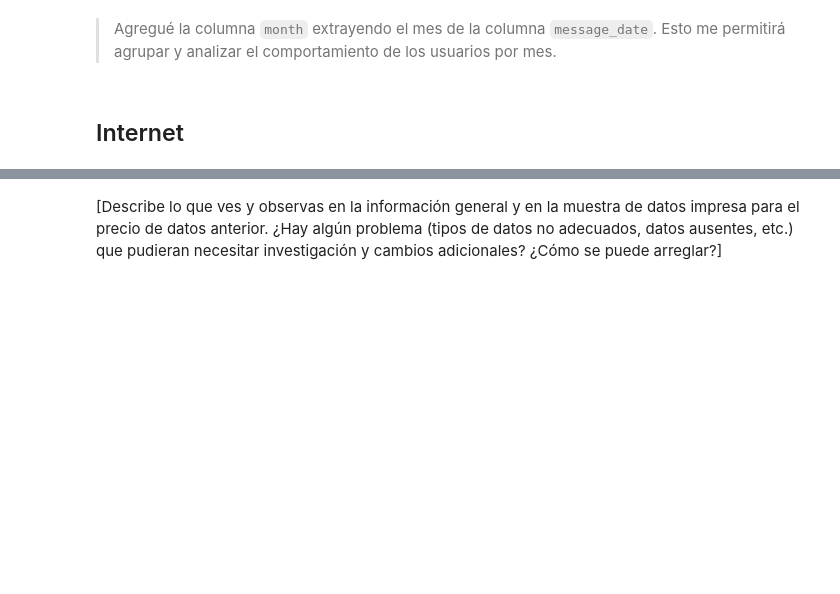
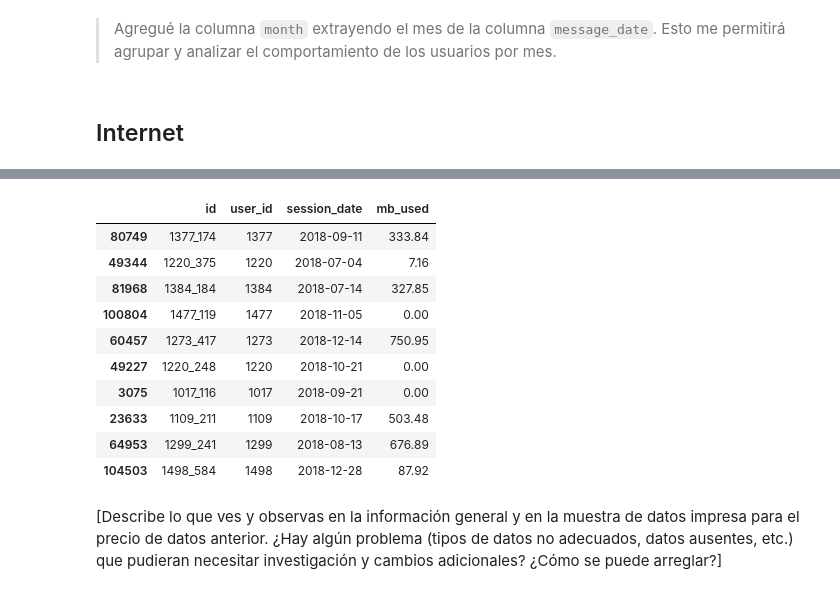
Before and after one commit to Davichobacter/data_science_tt, a Jupyter notebook: notebook.ipynb, the cells around one changed output, grey strips where cells are left out. Saved outputs shown, nothing was run; the diff lists cells and outputs as text; code cells hidden in the pictures; blank space fills up the shorter version.

Commit message:
Añadir la sección de internet, y terminando la corrección de dataframes iniciales.

```diff
--- a/notebook.ipynb
+++ b/notebook.ipynb
@@ -422,4 +436,18 @@ messages_df.sample(5)
 # %%
 # Imprime una muestra de datos para el tráfico de internet
+
+internet_df.sample(10)
+# %% [output]
+|  | id | user_id | session_date | mb_used |
+| 80749 | 1377_174 | 1377 | 2018-09-11 | 333.84 |
+| 49344 | 1220_375 | 1220 | 2018-07-04 | 7.16 |
+| 81968 | 1384_184 | 1384 | 2018-07-14 | 327.85 |
+| 100804 | 1477_119 | 1477 | 2018-11-05 | 0.00 |
+| 60457 | 1273_417 | 1273 | 2018-12-14 | 750.95 |
+| 49227 | 1220_248 | 1220 | 2018-10-21 | 0.00 |
+| 3075 | 1017_116 | 1017 | 2018-09-21 | 0.00 |
+| 23633 | 1109_211 | 1109 | 2018-10-17 | 503.48 |
+| 64953 | 1299_241 | 1299 | 2018-08-13 | 676.89 |
+| 104503 | 1498_584 | 1498 | 2018-12-28 | 87.92 |
 # %% [markdown]
 [Describe lo que ves y observas en la información general y en la muestra de datos impresa para el precio de datos anterior. ¿Hay algún problema (tipos de datos no adecuados, datos ausentes, etc.) que pudieran necesitar investigación y cambios adicionales? ¿Cómo se puede arreglar?]
```
Also changed, not shown: parts of 9 cells of this notebook.
